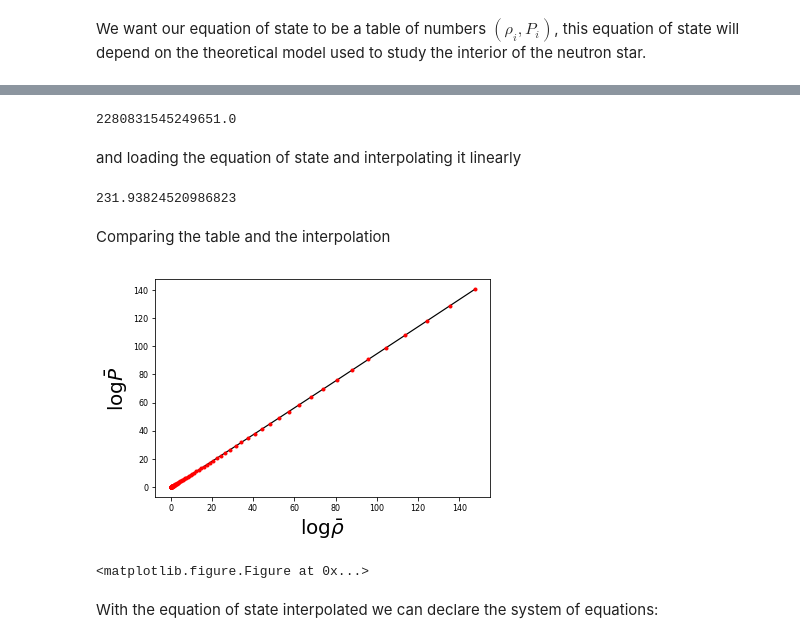
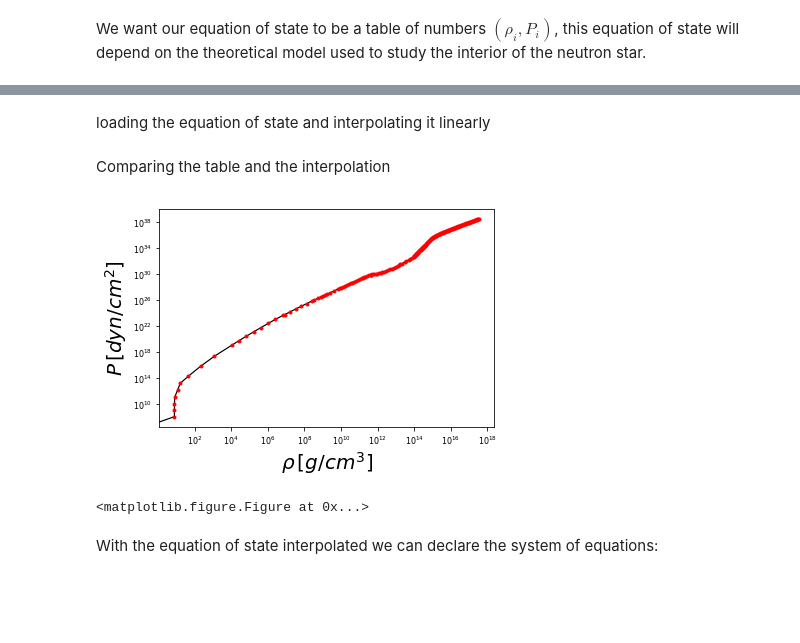
Before and after one commit to DavidRamosSal/stellar_structure, a Jupyter notebook: Numeric static solution_one.ipynb, the cells around one changed output, grey strips where cells are left out. Saved outputs shown, nothing was run; the diff lists cells and outputs as text; code cells hidden in the pictures; blank space fills up the shorter version.

```diff
--- a/Numeric static solution_one.ipynb
+++ b/Numeric static solution_one.ipynb
@@ -58,58 +58,49 @@ Msun=phys.Msun
 mn=phys.mn # Neutron mass
 
 
-Sigma=mn**4.0*c**3.0/(8.0*np.pi**2*(h/(2.0*np.pi))**3.0)
-br=c/np.sqrt(Sigma*G)
-Mdim=(br*c**2.0/G)/Msun # So that m is measured in Solar masses
+Sigma=mn**4.0*c**3.0/(8.0*np.pi**2*(h/(2.0*np.pi))**3.0) #Dimensions of energy density
+b=c/np.sqrt(Sigma*G) # Dimensions of radius
+mdim=b*c**2.0/G # Dimensions of mass
+pdim=Sigma*c**2 # Dimensions of pressure
-# %%
-print(Sigma)
-# %% [output]
-2280831545249651.0
 # %% [markdown]
-and loading the equation of state and interpolating it linearly
+loading the equation of state and interpolating it linearly
 # %%
 rhoEoS,PEoS=np.loadtxt('EOSFull_NL3_BPS02.dat',usecols=(0,1),unpack=True)
 
 # Interpolating P
-EoS_NL302=interpolate.interp1d(rhoEoS/Sigma,PEoS/(c**2.0*Sigma))
+
+def P_EoS(r):
+    pp=interpolate.interp1d(rhoEoS/Sigma,PEoS/pdim)
+    return pp(r)
 
 
 # Interpolating Rho
-EoS_NL3=interpolate.interp1d(PEoS/(c**2.0*Sigma),rhoEoS/Sigma)
 
-def rho_EoS(x):
-    rhorho=interpolate.interp1d(PEoS/(c**2.0*Sigma),rhoEoS/Sigma)
-    return rhorho(x)
-
-
-def f(x):
-    return 2*rho_EoS(x)
+def rho_EoS(r):
+    rhorho=interpolate.interp1d(PEoS/pdim,rhoEoS/Sigma)
+    return rhorho(r)
-# %%
-f(110.0)
-# %% [output]
-231.93824520986823
 # %% [markdown]
 Comparing the table and the interpolation
 # %%
 plt.rc('axes', labelsize=20)
 plt.rc('xtick', labelsize=8)
 plt.rc('ytick', labelsize=8)
 
 fig=plt.figure()
 ax = fig.add_subplot(1, 1, 1)
 
-plt.plot(rhoEoS/Sigma,EoS_NL302(rhoEoS/Sigma),'k-', \
+plt.loglog(rhoEoS,P_EoS(rhoEoS/Sigma)*pdim,'k-', \
            linewidth=1.2,label="Interpolation") # Interpolación
-plt.plot(rhoEoS/Sigma,PEoS/(c**2*Sigma),'ro', \
+plt.loglog(rhoEoS,PEoS,'ro', \
            markersize=3,label='Data') # Valores de la tabla
-plt.xlabel(r'$\log\bar{\rho}$')
-plt.ylabel(r'$\log\bar{P}$')
+plt.xlabel(r'$\rho\,[g/cm^3]$')
+plt.ylabel(r'$P\,[dyn/cm^{2}]$')
 plt.savefig('NL3EoS.png', format='png', dpi=1000)
 #plt.savefig('NL3EoS.eps')
 plt.show()
 plt.clf()
 # %% [output]
-[figure, old version]
+[figure, new version]
 <matplotlib.figure.Figure at 0x...>
 # %% [markdown]
 With the equation of state interpolated we can declare the system of equations:
```
Also changed, not shown: parts of 22 cells of this notebook, 4 other files.
